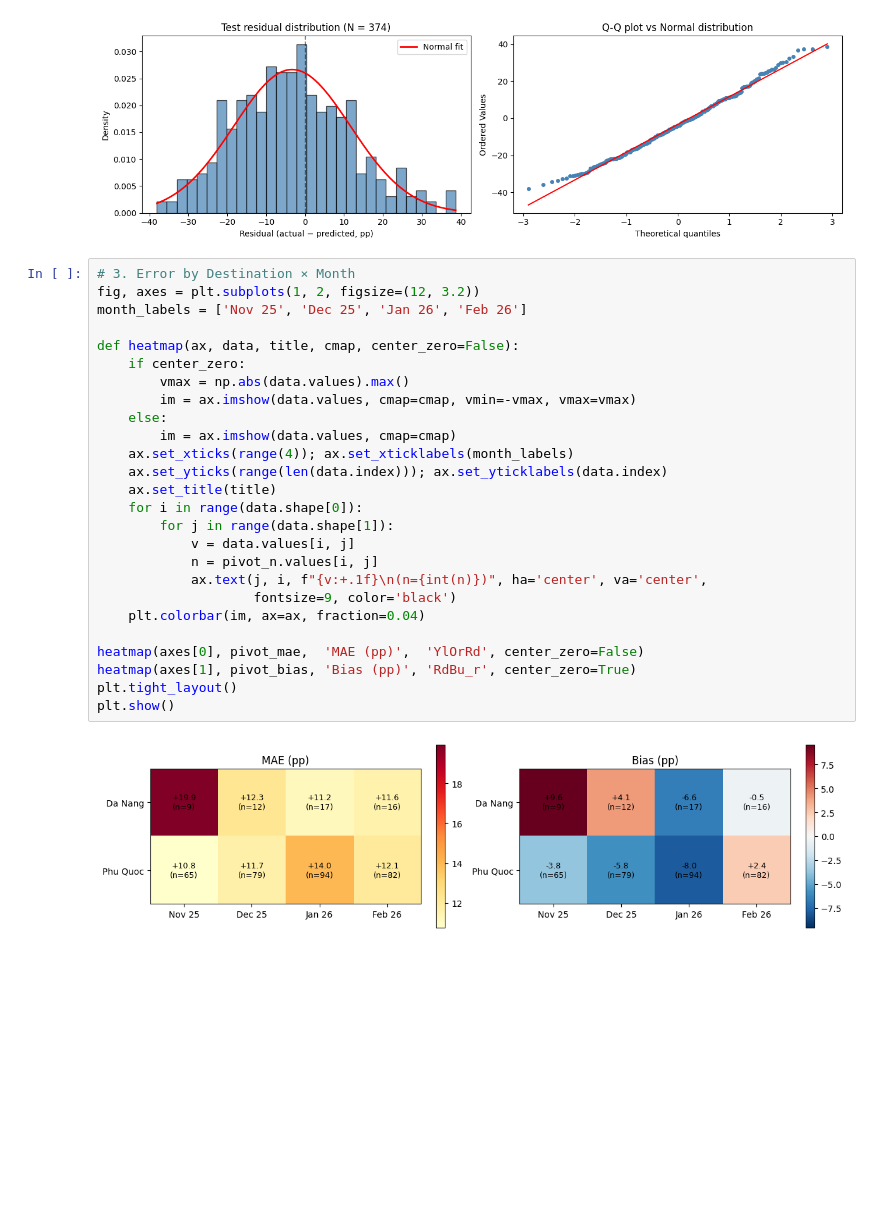
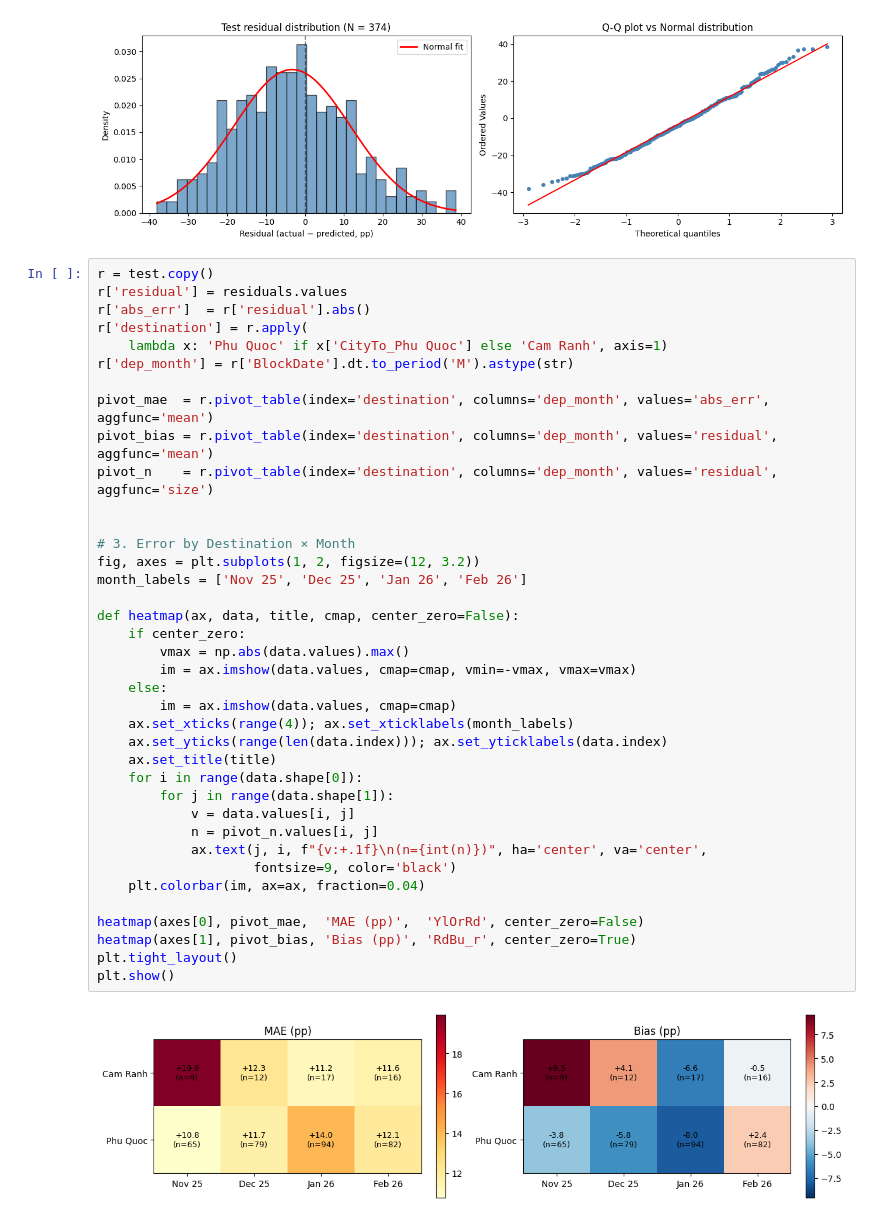
Before and after one commit to VildanaRazumova/thesis-demand-forecasting, a Jupyter notebook: thesis_notebook_final.ipynb, the cells around one changed output. Cells and saved outputs as stored; diff of their text form; blank space fills up the shorter version.

```diff
--- a/thesis_notebook_final.ipynb
+++ b/thesis_notebook_final.ipynb
@@ -3204,30 +3217,42 @@ plt.show()
 # %% [output]
 [figure]
 # %%
+r = test.copy()
+r['residual'] = residuals.values
+r['abs_err']  = r['residual'].abs()
+r['destination'] = r.apply(
+    lambda x: 'Phu Quoc' if x['CityTo_Phu Quoc'] else 'Cam Ranh', axis=1)
+r['dep_month'] = r['BlockDate'].dt.to_period('M').astype(str)
+
+pivot_mae  = r.pivot_table(index='destination', columns='dep_month', values='abs_err',  aggfunc='mean')
+pivot_bias = r.pivot_table(index='destination', columns='dep_month', values='residual', aggfunc='mean')
+pivot_n    = r.pivot_table(index='destination', columns='dep_month', values='residual', aggfunc='size')
+
+
 # 3. Error by Destination × Month
 fig, axes = plt.subplots(1, 2, figsize=(12, 3.2))
 month_labels = ['Nov 25', 'Dec 25', 'Jan 26', 'Feb 26']
 
 def heatmap(ax, data, title, cmap, center_zero=False):
     if center_zero:
         vmax = np.abs(data.values).max()
         im = ax.imshow(data.values, cmap=cmap, vmin=-vmax, vmax=vmax)
     else:
         im = ax.imshow(data.values, cmap=cmap)
     ax.set_xticks(range(4)); ax.set_xticklabels(month_labels)
     ax.set_yticks(range(len(data.index))); ax.set_yticklabels(data.index)
     ax.set_title(title)
     for i in range(data.shape[0]):
         for j in range(data.shape[1]):
             v = data.values[i, j]
             n = pivot_n.values[i, j]
             ax.text(j, i, f"{v:+.1f}\n(n={int(n)})", ha='center', va='center',
                     fontsize=9, color='black')
     plt.colorbar(im, ax=ax, fraction=0.04)
 
 heatmap(axes[0], pivot_mae,  'MAE (pp)',  'YlOrRd', center_zero=False)
 heatmap(axes[1], pivot_bias, 'Bias (pp)', 'RdBu_r', center_zero=True)
 plt.tight_layout()
 plt.show()
 # %% [output]
-[figure, old version]
+[figure, new version]
```
Also changed, not shown: parts of 7 cells of this notebook.
